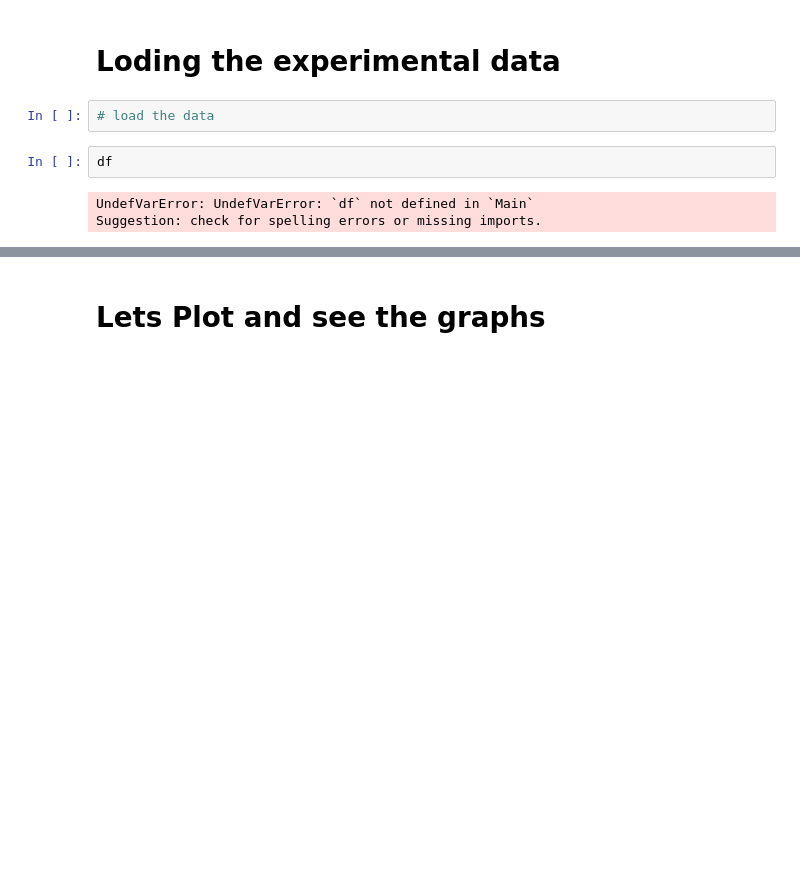
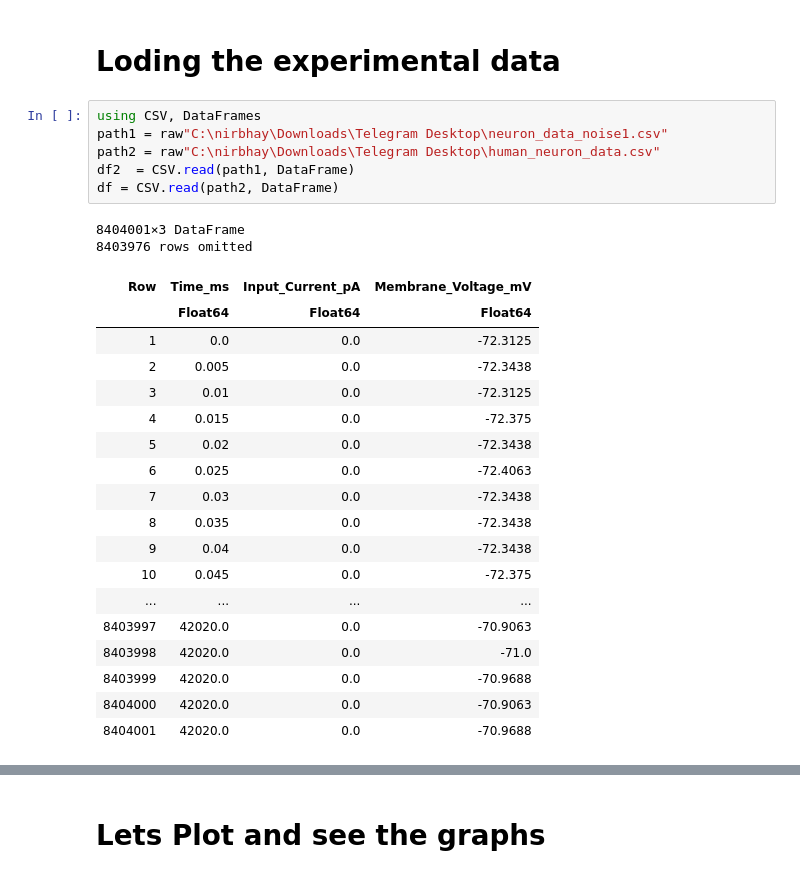
Before and after one commit to Nirbhay0007/Neural_Spiking_Dynamics, a Jupyter notebook: Data/data_generation.ipynb, the cells around one changed output, grey strips where cells are left out. Drawn from its saved outputs; the diff is of its cells as text; blank space fills up the shorter version.

```diff
--- a/Data/data_generation.ipynb
+++ b/Data/data_generation.ipynb
@@ -87,12 +87,32 @@ plot(t,V_05)
 # %% [markdown]
 # Loding the experimental data
 # %%
-# load the data
+using CSV, DataFrames
+path1 = raw"C:\nirbhay\Downloads\Telegram Desktop\neuron_data_noise1.csv"
+path2 = raw"C:\nirbhay\Downloads\Telegram Desktop\human_neuron_data.csv"
+df2  = CSV.read(path1, DataFrame)
+df = CSV.read(path2, DataFrame)
+# %% [output]
+8404001×3 DataFrame
+8403976 rows omitted
+| Row | Time_ms | Input_Current_pA | Membrane_Voltage_mV |
+|  | Float64 | Float64 | Float64 |
+| 1 | 0.0 | 0.0 | -72.3125 |
+| 2 | 0.005 | 0.0 | -72.3438 |
+| 3 | 0.01 | 0.0 | -72.3125 |
+| 4 | 0.015 | 0.0 | -72.375 |
+| 5 | 0.02 | 0.0 | -72.3438 |
+| 6 | 0.025 | 0.0 | -72.4063 |
+| 7 | 0.03 | 0.0 | -72.3438 |
+| 8 | 0.035 | 0.0 | -72.3438 |
+| 9 | 0.04 | 0.0 | -72.3438 |
+| 10 | 0.045 | 0.0 | -72.375 |
+| ... | ... | ... | ... |
+| 8403997 | 42020.0 | 0.0 | -70.9063 |
+| 8403998 | 42020.0 | 0.0 | -71.0 |
+| 8403999 | 42020.0 | 0.0 | -70.9688 |
+| 8404000 | 42020.0 | 0.0 | -70.9063 |
+| 8404001 | 42020.0 | 0.0 | -70.9688 |
-# %%
-df
-# %% [output]
-UndefVarError: UndefVarError: `df` not defined in `Main`
-Suggestion: check for spelling errors or missing imports.
 # %%
 println("human_neuron_data = $(size(df))")
 println("maximum =  $(maximum(df.Input_Current_pA))")
```
Also changed, not shown: parts of 11 cells of this notebook, 25 other files.
